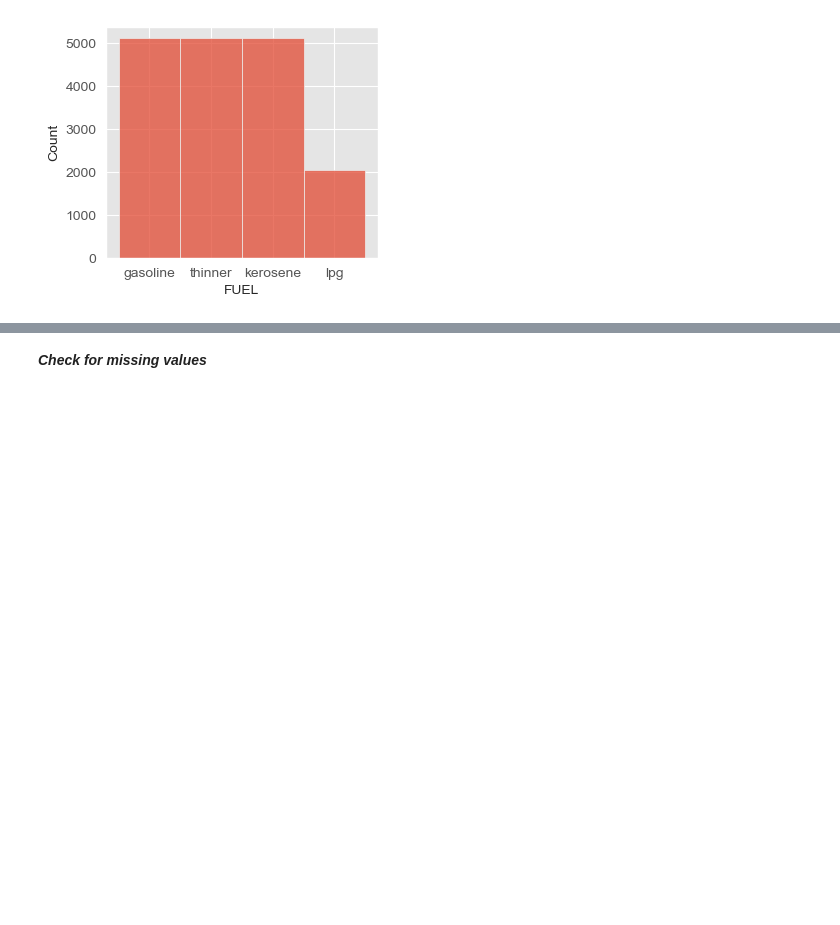
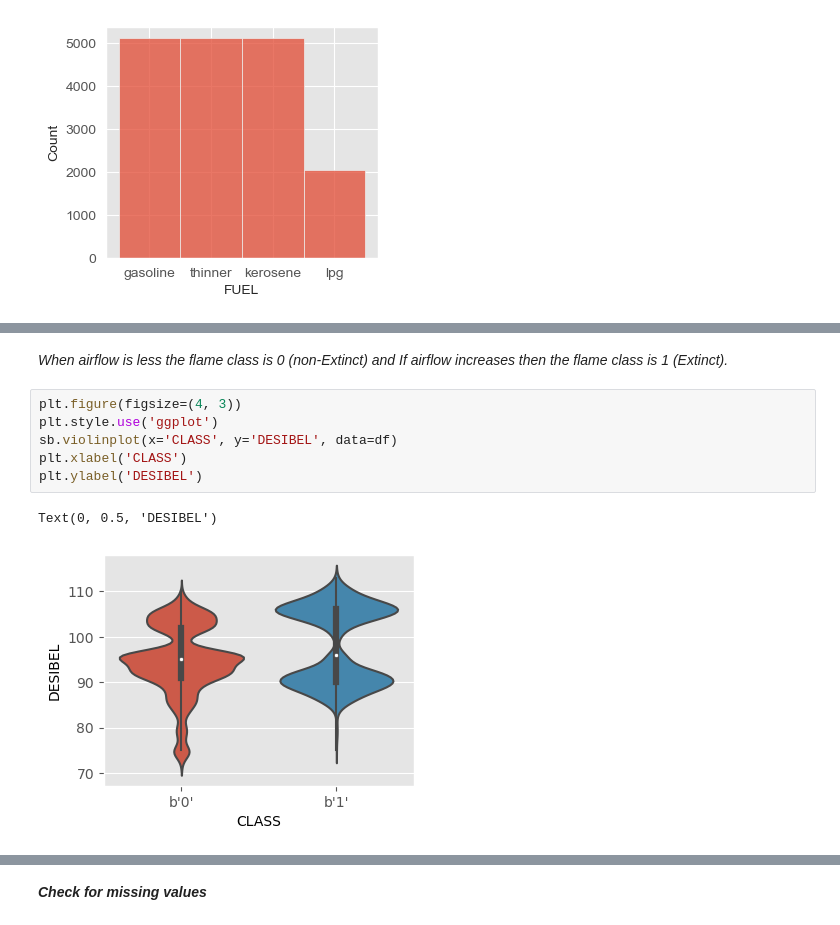
Before and after one commit to andre13l/iart-proj, a Jupyter notebook: Projeto2/proj.ipynb, the cells around one changed output, grey strips where cells are left out. Cells and saved outputs as stored; diff of their text form; blank space fills up the shorter version.

```diff
--- a/Projeto2/proj.ipynb
+++ b/Projeto2/proj.ipynb
@@ -85,0 +103,11 @@ sb.histplot(df.FUEL)
+# %% [markdown]
+*When airflow is less the flame class is 0 (non-Extinct) and If airflow increases then the flame class is 1 (Extinct).*
+# %%
+plt.figure(figsize=(4, 3))
+plt.style.use('ggplot')
+sb.violinplot(x='CLASS', y='DESIBEL', data=df)
+plt.xlabel('CLASS')
+plt.ylabel('DESIBEL')
+# %% [output]
+Text(0, 0.5, 'DESIBEL')
+[figure, added]
```
Also changed, not shown: parts of 17 cells of this notebook.
